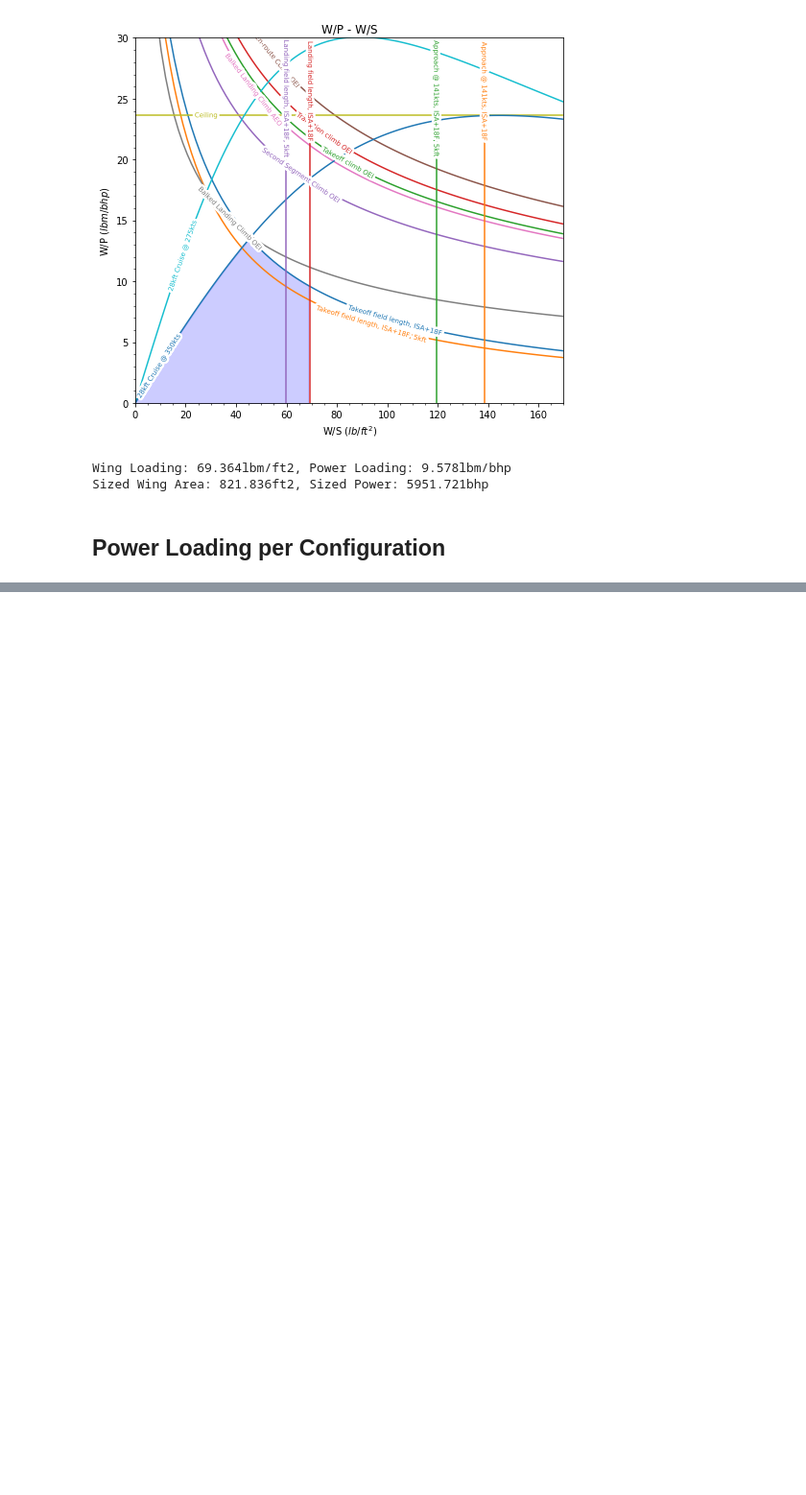
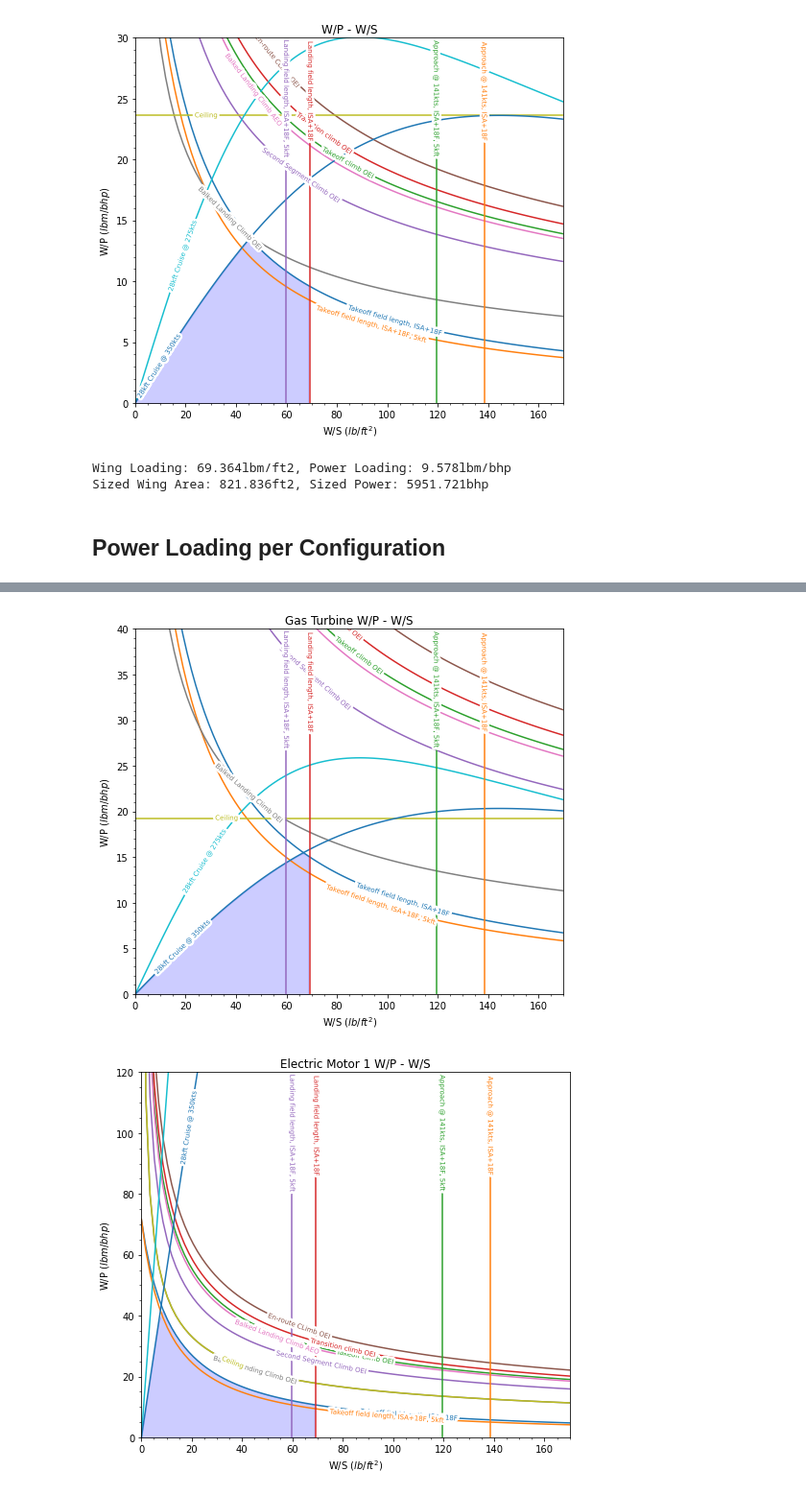
Before and after one commit to jucobee/START, a Jupyter notebook: A4/PowerLoading.ipynb, the cells around one changed output, grey strips where cells are left out. Shown at 96% size. Cells and saved outputs as stored; diff of their text form; code cells hidden in the pictures; blank space fills up the shorter version.

```diff
--- a/A4/PowerLoading.ipynb
+++ b/A4/PowerLoading.ipynb
@@ -409,0 +383,29 @@ PlotPTrain(5,150) # battery
+# %%
+## Parallel
+PRatios = [0, # TO
+            0, # TO Climb
+            0, # Transition Climb
+            0, # 2nd CLimb
+            0, # ERC
+            0, # Balked AEO
+            0, # Balked OEI
+            0, # Ceiling
+            0, # Cruise @ 275kts
+            0] # Cruise @ 350kts
+ERatios = [0.36, # TO <-- MAX E ratio
+            0.36, # TO Climb
+            0.36, # Transition Climb
+            0.36, # 2nd CLimb
+            0.36, # ERC
+            0.36, # Balked AEO
+            0.285, # Balked OEI
+            0.0, # Ceiling
+            0.02, # Cruise @ 275kts
+            0.02] # Cruise @ 350kts
+
+PlotPTrain(1,PRatios,ERatios,40) # gas turbine
+PlotPTrain(4,PRatios,ERatios,120) # gas turbine
+PlotPTrain(5,PRatios,ERatios,150) # gas turbine
+# %% [output]
+[figure, added]
+[figure, added]
```
Also changed, not shown: parts of 4 cells of this notebook, 1 other file.
